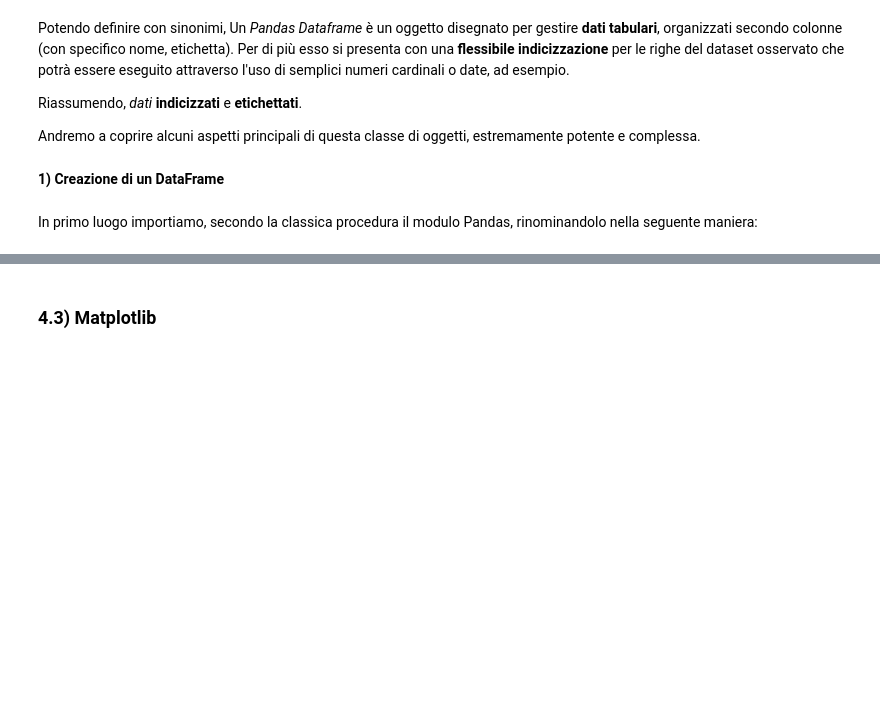
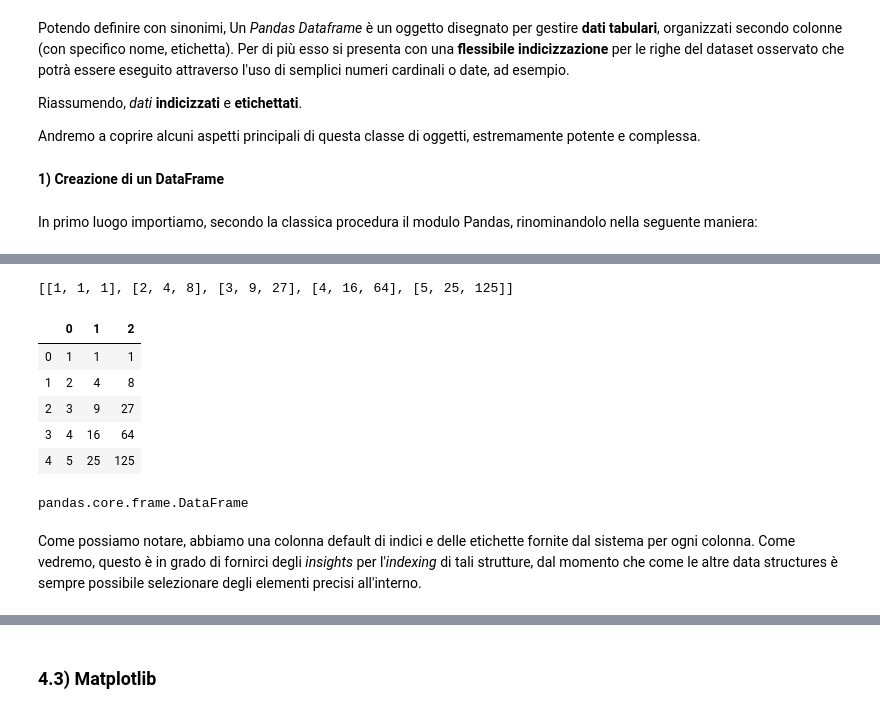
Before and after one commit to simonelucchesi/Python_room, a Jupyter notebook: Python Room .ipynb, the cells around one changed output, grey strips where cells are left out. Drawn from its saved outputs; the diff is of its cells as text; code cells hidden in the pictures; blank space fills up the shorter version.

```diff
--- a/Python Room .ipynb
+++ b/Python Room .ipynb
@@ -1353,0 +1381,26 @@ Per essere precisi, un DataFrame può essere creato nelle seguenti maniere:
+# %%
+my_data = [[i**j for j in range(1,4)] for i in range(1,6)] #Nested list: una lista con 3 liste che può essere visualizzata
+
+#come matrice 5 x 3
+
+my_data
+# %% [output]
+[[1, 1, 1], [2, 4, 8], [3, 9, 27], [4, 16, 64], [5, 25, 125]]
+# %%
+my_df = pd.DataFrame(data = my_data) #No index, No columns, ho solo inserito un insieme di dati dando origine
+#a un dataframe di dimensione 5 x 3.
+# %%
+my_df
+# %% [output]
+|  | 0 | 1 | 2 |
+| 0 | 1 | 1 | 1 |
+| 1 | 2 | 4 | 8 |
+| 2 | 3 | 9 | 27 |
+| 3 | 4 | 16 | 64 |
+| 4 | 5 | 25 | 125 |
+# %%
+type(my_df) #Il tipo di questo oggetto
+# %% [output]
+pandas.core.frame.DataFrame
+# %% [markdown]
+Come possiamo notare, abbiamo una colonna default di indici e delle etichette fornite dal sistema per ogni colonna. Come vedremo, questo è in grado di fornirci degli _insights_ per l'_indexing_ di tali strutture, dal momento che come le altre data structures è sempre possibile selezionare degli elementi precisi all'interno.
```
Also changed, not shown: parts of 10 cells of this notebook.
